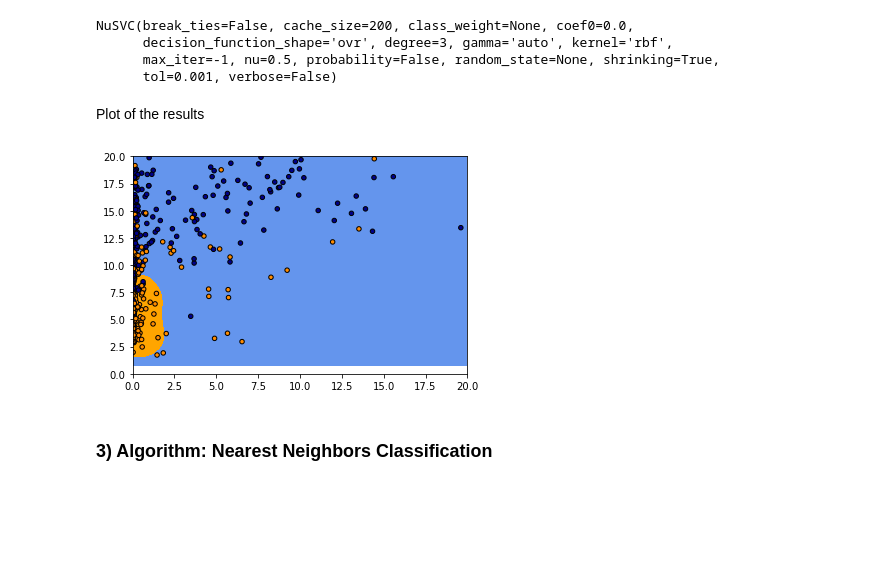
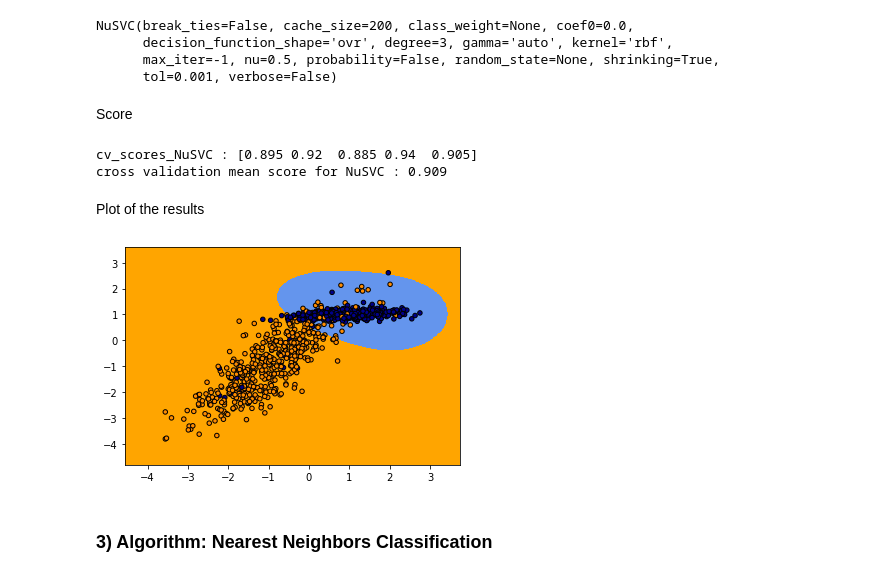
Before and after one commit to sofros/SFML_INFO_F422, a Jupyter notebook: Classification_Notebook.ipynb, the cells around one changed output. Saved outputs shown, nothing was run; the diff lists cells and outputs as text; code cells hidden in the pictures; blank space fills up the shorter version.

Commit message:
version avec score et data set synthétique

```diff
--- a/Classification_Notebook.ipynb
+++ b/Classification_Notebook.ipynb
@@ -42,0 +50,8 @@ Exploration of the data
+# %%
+import matplotlib.pyplot as plt
+from sklearn.datasets import make_classification
+import numpy as np
+
+# flip_y: put some noise in the function
+X, Y = make_classification(n_samples=1000, n_features=2, n_redundant=0, n_informative=2,n_clusters_per_class=1,n_classes=2, flip_y=.1)
+# function of type: z = f(x,y)
@@ -68,7 +85,7 @@ code
 # %%
 from sklearn.naive_bayes import GaussianNB
 
-model = GaussianNB()
-model.fit(x_train, y_train)
+GNB = GaussianNB()
+GNB.fit(x_train, y_train)
 # %% [output]
 GaussianNB(priors=None, var_smoothing=1e-09)
@@ -105,41 +139,57 @@ code
 # %%
 from sklearn import svm
 
-model = svm.NuSVC(gamma='auto')
-model.fit(x_train, y_train)
+NuSVC = svm.NuSVC(gamma='auto')
+NuSVC.fit(x_train, y_train)
 # %% [output]
 NuSVC(break_ties=False, cache_size=200, class_weight=None, coef0=0.0,
       decision_function_shape='ovr', degree=3, gamma='auto', kernel='rbf',
       max_iter=-1, nu=0.5, probability=False, random_state=None, shrinking=True,
       tol=0.001, verbose=False)
+# %% [markdown]
+Score
+# %%
+#Computation of E in and E out
+E_in_NuSVC = NuSVC.score(x_train, y_train)
+E_out_NuSVC = NuSVC.score(x_test, y_test)
+
+#cross validation of the model with cv = 5
+from sklearn.model_selection import cross_val_score
+cv_scores_NuSVC = cross_val_score(NuSVC, X, Y, cv=5)
+
+#print the cross validation score and average
+print("cv_scores_NuSVC :",cv_scores_NuSVC)
+print("cross validation mean score for NuSVC :",np.mean(cv_scores_NuSVC))
+# %% [output]
+cv_scores_NuSVC : [0.895 0.92  0.885 0.94  0.905]
+cross validation mean score for NuSVC : 0.909
 # %% [markdown]
 Plot of the results
 # %%
 from matplotlib.colors import ListedColormap
 
 cmap_light = ListedColormap(['orange', 'cyan', 'cornflowerblue'])
 cmap_bold = ListedColormap(['darkorange', 'c', 'darkblue'])
 
 x_min, x_max = X[:, 0].min() - 1, X[:, 0].max() + 1
 y_min, y_max = X[:, 1].min() - 1, X[:, 1].max() + 1
 xx, yy = np.meshgrid(np.arange(x_min, x_max, 0.02),np.arange(y_min, y_max, 0.02))
-Z = model.predict(np.c_[xx.ravel(), yy.ravel()])
+Z = NuSVC.predict(np.c_[xx.ravel(), yy.ravel()])
 
 # Put the result into a color plot
 Z = Z.reshape(xx.shape)
 plt.figure()
 plt.pcolormesh(xx, yy, Z, cmap=cmap_light)
 
 # Plot also the training points
 plt.scatter(X[:, 0], X[:, 1], c=Y, cmap=cmap_bold,edgecolor='k', s=20)
 # plt.xlim(xx.min(), xx.max())
 # plt.ylim(yy.min(), yy.max())
-plt.xlim(0, 20)
-plt.ylim(0, 20)
+
 
 plt.show()
 # %% [output]
-[figure, old version]
+[figure, new version]
 # %% [markdown]
 ### 3) Algorithm: Nearest Neighbors Classification
 # %% [markdown]
```
Also changed, not shown: parts of 20 cells of this notebook.
